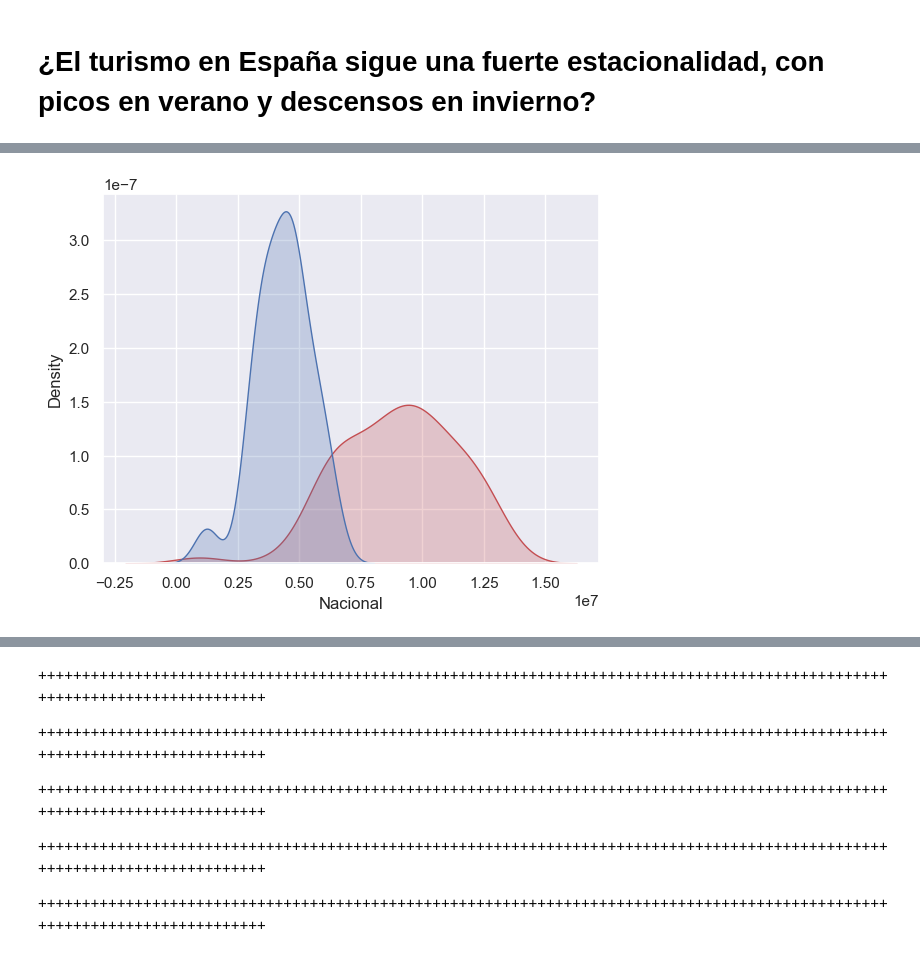
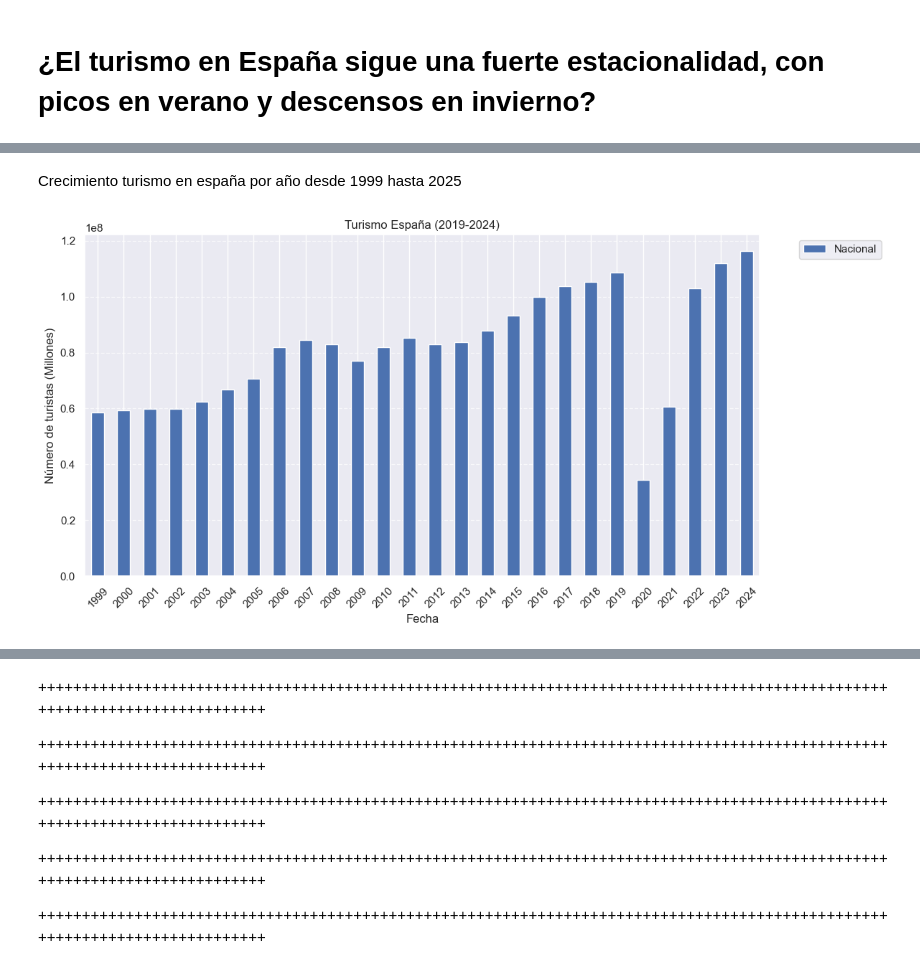
Before and after one commit to Cristianvas198/EDA_Turismo, a Jupyter notebook: src/Notebook.ipynb, the cells around one changed output, grey strips where cells are left out. Saved outputs shown, nothing was run; the diff lists cells and outputs as text; code cells hidden in the pictures.

```diff
--- a/src/Notebook.ipynb
+++ b/src/Notebook.ipynb
@@ -111,3 +112,4 @@ invierno_nacional = estacion(turismo, año=(1999, 2023), comunidades=total_nacio
 
 año1999=estacion(turismo, año=(1999, 1999), comunidades=total_nacional, temporadas=("primavera","verano", "otoño", "invierno")) #España completa
 año2024=estacion(turismo, año=(2024, 2024), comunidades=total_nacional, temporadas=("primavera","verano", "otoño", "invierno")) #España completa
+turismo_españa=estacion(turismo, año=(1999, 2024), comunidades=total_nacional, temporadas=("primavera","verano", "otoño", "invierno")) #España completa
@@ -130,7 +116,16 @@ verano_nacional
-# %%
-sb.set_theme(style="darkgrid")
-sb.kdeplot(verano_nacional['Nacional'], fill=True, color="r")
-sb.kdeplot(invierno_nacional['Nacional'], fill=True, color="b")
-plt.show()
-# %% [output]
-[figure, removed]
+# %%
+turismo_españa.index = turismo_españa.index.to_timestamp()  # Convierte PeriodIndex a DatetimeIndex
+df_grouped = turismo_españa.groupby(turismo_españa.index.year).sum()
+# %% [markdown]
+Crecimiento turismo en españa por año desde 1999 hasta 2025
+# %%
+df_grouped.plot(kind='bar', stacked=True, figsize=(12, 6), title="Turismo España (2019-2024)")
+plt.xlabel("Fecha")
+plt.ylabel("Número de turistas (Millones)")
+plt.xticks(rotation=45)  # Rotar etiquetas del eje X para mejor legibilidad
+plt.grid(axis='y', linestyle='--', alpha=0.7)  # Líneas de guía en el eje Y
+plt.legend(bbox_to_anchor=(1.05, 1), loc='upper left')  # Mover la leyenda fuera del gráfico
+plt.tight_layout()  # Ajustar automáticamente la disposición del gráfico
+plt.show()
+# %% [output]
+[figure, added]
```
Also changed, not shown: parts of 14 cells of this notebook.
